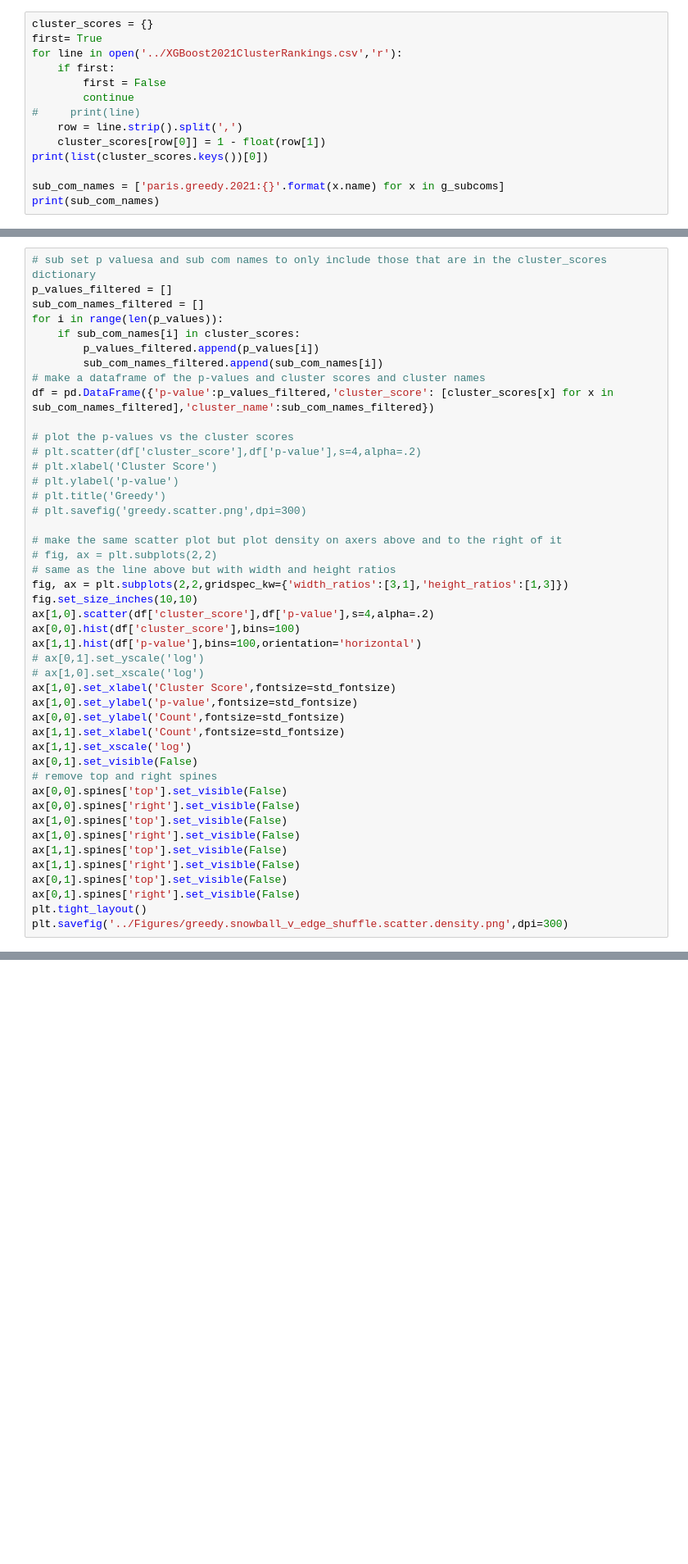
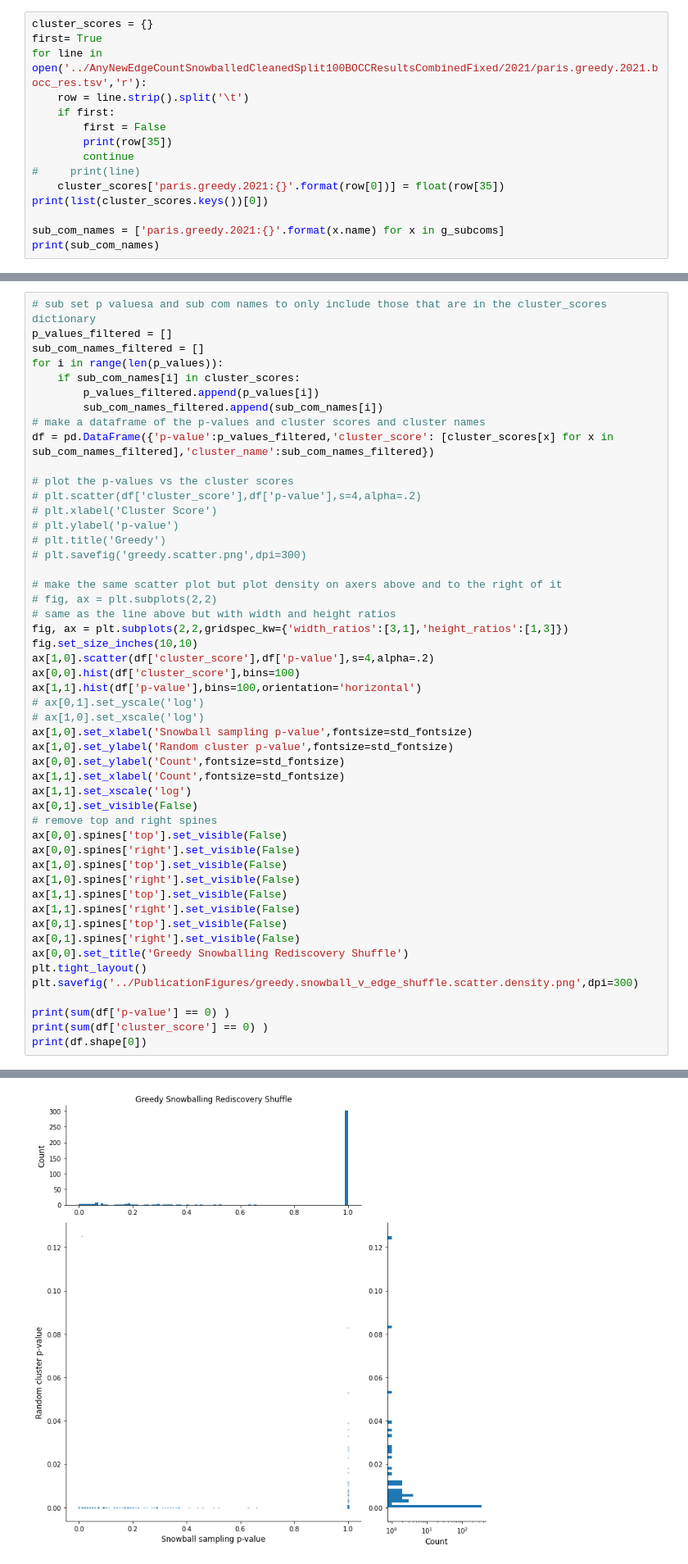
Before and after one commit to MSBradshaw/BOCC, a Jupyter notebook: Experiments/rediscovery_shuffled_edges.ipynb, the cells around one changed output, grey strips where cells are left out. Shown: that part at 82% size. Drawn from its saved outputs; the diff is of its cells as text; blank space fills up the shorter version.

```diff
--- a/Experiments/rediscovery_shuffled_edges.ipynb
+++ b/Experiments/rediscovery_shuffled_edges.ipynb
@@ -161,13 +183,14 @@ plt.savefig('Greedy.png',dpi=300)
 # %%
 cluster_scores = {}
 first= True
-for line in open('../XGBoost2021ClusterRankings.csv','r'):
+for line in open('../AnyNewEdgeCountSnowballedCleanedSplit100BOCCResultsCombinedFixed/2021/paris.greedy.2021.bocc_res.tsv','r'):
+    row = line.strip().split('\t')
     if first:
         first = False
+        print(row[35])
         continue
 #     print(line)
-    row = line.strip().split(',')
-    cluster_scores[row[0]] = 1 - float(row[1])
+    cluster_scores['paris.greedy.2021:{}'.format(row[0])] = float(row[35])
 print(list(cluster_scores.keys())[0])
 
 sub_com_names = ['paris.greedy.2021:{}'.format(x.name) for x in g_subcoms]
@@ -200,8 +227,8 @@ ax[0,0].hist(df['cluster_score'],bins=100)
 ax[1,1].hist(df['p-value'],bins=100,orientation='horizontal')
 # ax[0,1].set_yscale('log')
 # ax[1,0].set_xscale('log')
-ax[1,0].set_xlabel('Cluster Score',fontsize=std_fontsize)
-ax[1,0].set_ylabel('p-value',fontsize=std_fontsize)
+ax[1,0].set_xlabel('Snowball sampling p-value',fontsize=std_fontsize)
+ax[1,0].set_ylabel('Random cluster p-value',fontsize=std_fontsize)
 ax[0,0].set_ylabel('Count',fontsize=std_fontsize)
 ax[1,1].set_xlabel('Count',fontsize=std_fontsize)
 ax[1,1].set_xscale('log')
@@ -215,5 +242,11 @@ ax[1,1].spines['top'].set_visible(False)
 ax[1,1].spines['right'].set_visible(False)
 ax[0,1].spines['top'].set_visible(False)
 ax[0,1].spines['right'].set_visible(False)
+ax[0,0].set_title('Greedy Snowballing Rediscovery Shuffle')
 plt.tight_layout()
-plt.savefig('../Figures/greedy.snowball_v_edge_shuffle.scatter.density.png',dpi=300)
+plt.savefig('../PublicationFigures/greedy.snowball_v_edge_shuffle.scatter.density.png',dpi=300)
+
+print(sum(df['p-value'] == 0) )
+print(sum(df['cluster_score'] == 0) )
+print(df.shape[0])
+# %% [output]
@@ -220,3 +256,4 @@ plt.savefig('../Figures/greedy.snowball_v_edge_shuffle.scatter.density.png',dpi=
+[figure, added]
 # %% [markdown]
 # Random Clusters
 # %%
```
Also changed, not shown: parts of 9 cells of this notebook, 1 other file.
